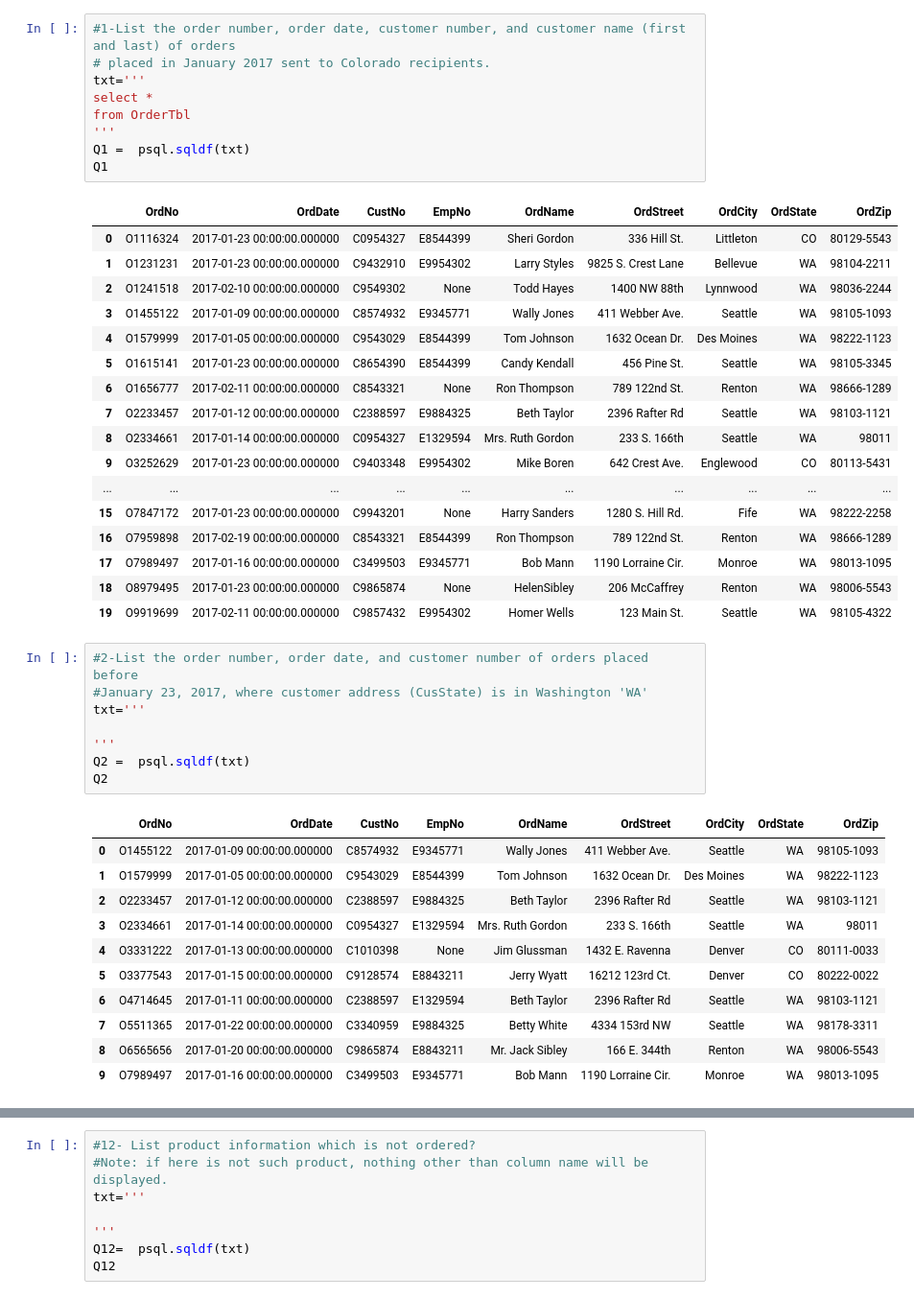
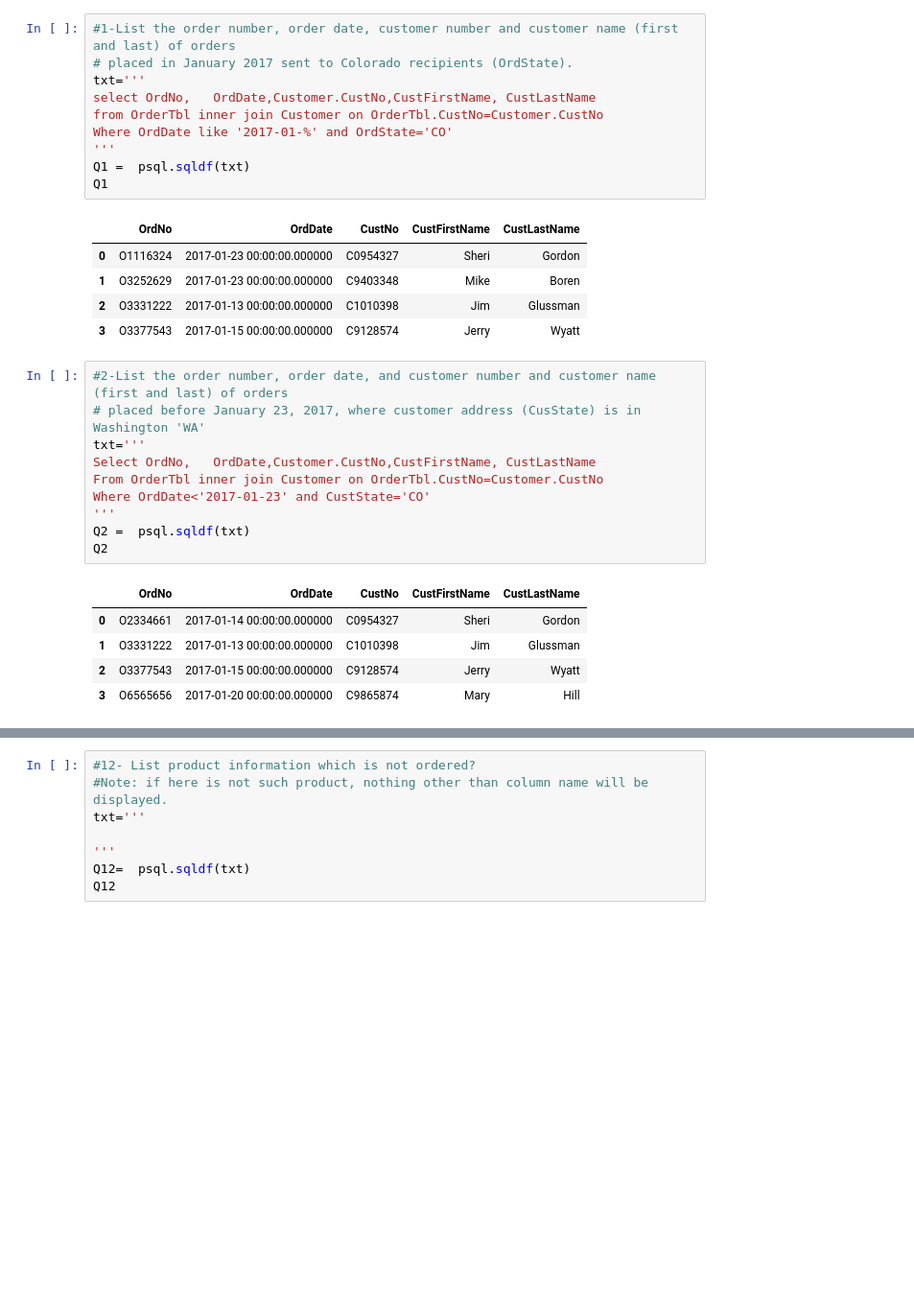
Before and after one commit to ogut77/BA, a Jupyter notebook: Homework3.ipynb, the cells around one changed output, grey strips where cells are left out. Shown at 96% size. Drawn from its saved outputs; the diff is of its cells as text; blank space fills up the shorter version.

```diff
--- a/Homework3.ipynb
+++ b/Homework3.ipynb
@@ -47,48 +13,33 @@ dtype: object
 # %%
-#1-List the order number, order date, customer number, and customer name (first and last) of orders
-# placed in January 2017 sent to Colorado recipients.
+#1-List the order number, order date, customer number and customer name (first and last) of orders
+# placed in January 2017 sent to Colorado recipients (OrdState).
 txt='''
-select *
-from OrderTbl
+select OrdNo,	OrdDate,Customer.CustNo,CustFirstName, CustLastName
+from OrderTbl inner join Customer on OrderTbl.CustNo=Customer.CustNo
+Where OrdDate like '2017-01-%' and OrdState='CO'
 '''
 Q1 =  psql.sqldf(txt)
 Q1
 # %% [output]
-|  | OrdNo | OrdDate | CustNo | EmpNo | OrdName | OrdStreet | OrdCity | OrdState | OrdZip |
-| 0 | O1116324 | 2017-01-23 00:00:00.000000 | C0954327 | E8544399 | Sheri Gordon | 336 Hill St. | Littleton | CO | 80129-5543 |
-| 1 | O1231231 | 2017-01-23 00:00:00.000000 | C9432910 | E9954302 | Larry Styles | 9825 S. Crest Lane | Bellevue | WA | 98104-2211 |
-| 2 | O1241518 | 2017-02-10 00:00:00.000000 | C9549302 | None | Todd Hayes | 1400 NW 88th | Lynnwood | WA | 98036-2244 |
-| 3 | O1455122 | 2017-01-09 00:00:00.000000 | C8574932 | E9345771 | Wally Jones | 411 Webber Ave. | Seattle | WA | 98105-1093 |
-| 4 | O1579999 | 2017-01-05 00:00:00.000000 | C9543029 | E8544399 | Tom Johnson | 1632 Ocean Dr. | Des Moines | WA | 98222-1123 |
-| 5 | O1615141 | 2017-01-23 00:00:00.000000 | C8654390 | E8544399 | Candy Kendall | 456 Pine St. | Seattle | WA | 98105-3345 |
-| 6 | O1656777 | 2017-02-11 00:00:00.000000 | C8543321 | None | Ron Thompson | 789 122nd St. | Renton | WA | 98666-1289 |
-| 7 | O2233457 | 2017-01-12 00:00:00.000000 | C2388597 | E9884325 | Beth Taylor | 2396 Rafter Rd | Seattle | WA | 98103-1121 |
-| 8 | O2334661 | 2017-01-14 00:00:00.000000 | C0954327 | E1329594 | Mrs. Ruth Gordon | 233 S. 166th | Seattle | WA | 98011 |
-| 9 | O3252629 | 2017-01-23 00:00:00.000000 | C9403348 | E9954302 | Mike Boren | 642 Crest Ave. | Englewood | CO | 80113-5431 |
-| ... | ... | ... | ... | ... | ... | ... | ... | ... | ... |
-| 15 | O7847172 | 2017-01-23 00:00:00.000000 | C9943201 | None | Harry Sanders | 1280 S. Hill Rd. | Fife | WA | 98222-2258 |
-| 16 | O7959898 | 2017-02-19 00:00:00.000000 | C8543321 | E8544399 | Ron Thompson | 789 122nd St. | Renton | WA | 98666-1289 |
-| 17 | O7989497 | 2017-01-16 00:00:00.000000 | C3499503 | E9345771 | Bob Mann | 1190 Lorraine Cir. | Monroe | WA | 98013-1095 |
-| 18 | O8979495 | 2017-01-23 00:00:00.000000 | C9865874 | None | HelenSibley | 206 McCaffrey | Renton | WA | 98006-5543 |
-| 19 | O9919699 | 2017-02-11 00:00:00.000000 | C9857432 | E9954302 | Homer Wells | 123 Main St. | Seattle | WA | 98105-4322 |
+|  | OrdNo | OrdDate | CustNo | CustFirstName | CustLastName |
+| 0 | O1116324 | 2017-01-23 00:00:00.000000 | C0954327 | Sheri | Gordon |
+| 1 | O3252629 | 2017-01-23 00:00:00.000000 | C9403348 | Mike | Boren |
+| 2 | O3331222 | 2017-01-13 00:00:00.000000 | C1010398 | Jim | Glussman |
+| 3 | O3377543 | 2017-01-15 00:00:00.000000 | C9128574 | Jerry | Wyatt |
 # %%
-#2-List the order number, order date, and customer number of orders placed before
-#January 23, 2017, where customer address (CusState) is in Washington 'WA'
+#2-List the order number, order date, and customer number and customer name (first and last) of orders
+# placed before January 23, 2017, where customer address (CusState) is in Washington 'WA'
 txt='''
-
+Select OrdNo,	OrdDate,Customer.CustNo,CustFirstName, CustLastName
+From OrderTbl inner join Customer on OrderTbl.CustNo=Customer.CustNo
+Where OrdDate<'2017-01-23' and CustState='CO'
 '''
 Q2 =  psql.sqldf(txt)
 Q2
 # %% [output]
-|  | OrdNo | OrdDate | CustNo | EmpNo | OrdName | OrdStreet | OrdCity | OrdState | OrdZip |
-| 0 | O1455122 | 2017-01-09 00:00:00.000000 | C8574932 | E9345771 | Wally Jones | 411 Webber Ave. | Seattle | WA | 98105-1093 |
-| 1 | O1579999 | 2017-01-05 00:00:00.000000 | C9543029 | E8544399 | Tom Johnson | 1632 Ocean Dr. | Des Moines | WA | 98222-1123 |
-| 2 | O2233457 | 2017-01-12 00:00:00.000000 | C2388597 | E9884325 | Beth Taylor | 2396 Rafter Rd | Seattle | WA | 98103-1121 |
-| 3 | O2334661 | 2017-01-14 00:00:00.000000 | C0954327 | E1329594 | Mrs. Ruth Gordon | 233 S. 166th | Seattle | WA | 98011 |
-| 4 | O3331222 | 2017-01-13 00:00:00.000000 | C1010398 | None | Jim Glussman | 1432 E. Ravenna | Denver | CO | 80111-0033 |
-| 5 | O3377543 | 2017-01-15 00:00:00.000000 | C9128574 | E8843211 | Jerry Wyatt | 16212 123rd Ct. | Denver | CO | 80222-0022 |
-| 6 | O4714645 | 2017-01-11 00:00:00.000000 | C2388597 | E1329594 | Beth Taylor | 2396 Rafter Rd | Seattle | WA | 98103-1121 |
-| 7 | O5511365 | 2017-01-22 00:00:00.000000 | C3340959 | E9884325 | Betty White | 4334 153rd NW | Seattle | WA | 98178-3311 |
-| 8 | O6565656 | 2017-01-20 00:00:00.000000 | C9865874 | E8843211 | Mr. Jack Sibley | 166 E. 344th | Renton | WA | 98006-5543 |
-| 9 | O7989497 | 2017-01-16 00:00:00.000000 | C3499503 | E9345771 | Bob Mann | 1190 Lorraine Cir. | Monroe | WA | 98013-1095 |
+|  | OrdNo | OrdDate | CustNo | CustFirstName | CustLastName |
+| 0 | O2334661 | 2017-01-14 00:00:00.000000 | C0954327 | Sheri | Gordon |
+| 1 | O3331222 | 2017-01-13 00:00:00.000000 | C1010398 | Jim | Glussman |
+| 2 | O3377543 | 2017-01-15 00:00:00.000000 | C9128574 | Jerry | Wyatt |
+| 3 | O6565656 | 2017-01-20 00:00:00.000000 | C9865874 | Mary | Hill |
 # %%
```
Also changed, not shown: parts of 21 cells of this notebook.
